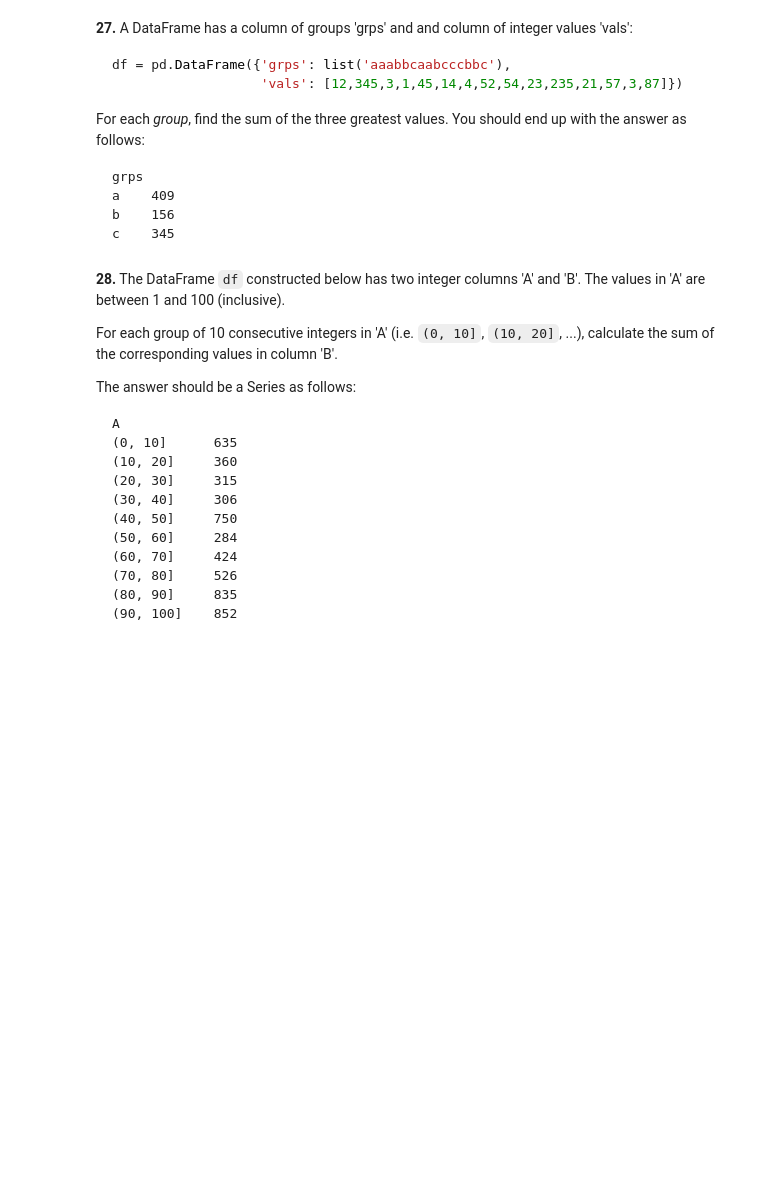
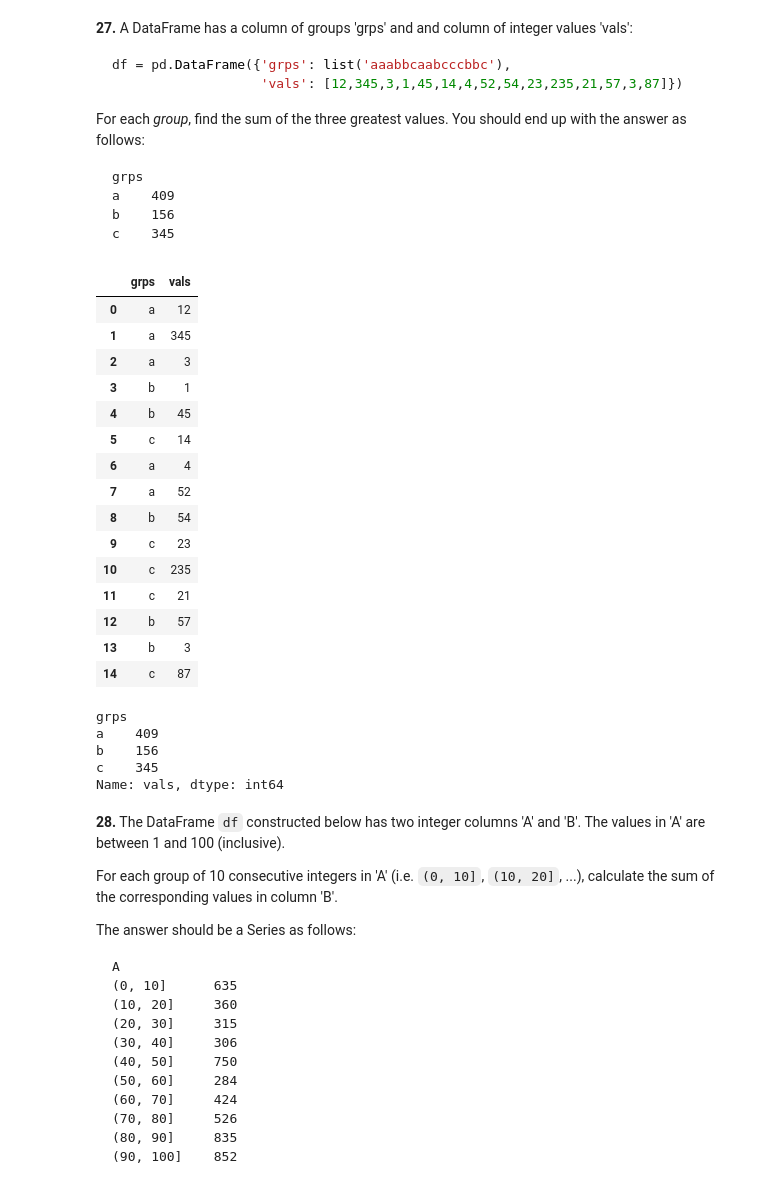
Before and after one commit to drSKleszcz/100-pandas-puzzles, a Jupyter notebook: 100-pandas-puzzles.ipynb, the cells around one changed output. Drawn from its saved outputs; the diff is of its cells as text; code cells hidden in the pictures; blank space fills up the shorter version.

```diff
--- a/100-pandas-puzzles.ipynb
+++ b/100-pandas-puzzles.ipynb
@@ -423,8 +499,33 @@ c    345
 # %%
 df = pd.DataFrame({'grps': list('aaabbcaabcccbbc'),
                    'vals': [12,345,3,1,45,14,4,52,54,23,235,21,57,3,87]})
-
+df
 # write a solution to the question here
+# %% [output]
+|  | grps | vals |
+| 0 | a | 12 |
+| 1 | a | 345 |
+| 2 | a | 3 |
+| 3 | b | 1 |
+| 4 | b | 45 |
+| 5 | c | 14 |
+| 6 | a | 4 |
+| 7 | a | 52 |
+| 8 | b | 54 |
+| 9 | c | 23 |
+| 10 | c | 235 |
+| 11 | c | 21 |
+| 12 | b | 57 |
+| 13 | b | 3 |
+| 14 | c | 87 |
+# %%
+df.groupby(df['grps'])['vals'].nlargest(3).groupby('grps').sum()
+# %% [output]
+grps
+a    409
+b    156
+c    345
+Name: vals, dtype: int64
 # %% [markdown]
 **28.** The DataFrame `df` constructed below has two integer columns 'A' and 'B'. The values in 'A' are between 1 and 100 (inclusive).
 
```
Also changed, not shown: parts of 8 cells of this notebook, 1 other file.
